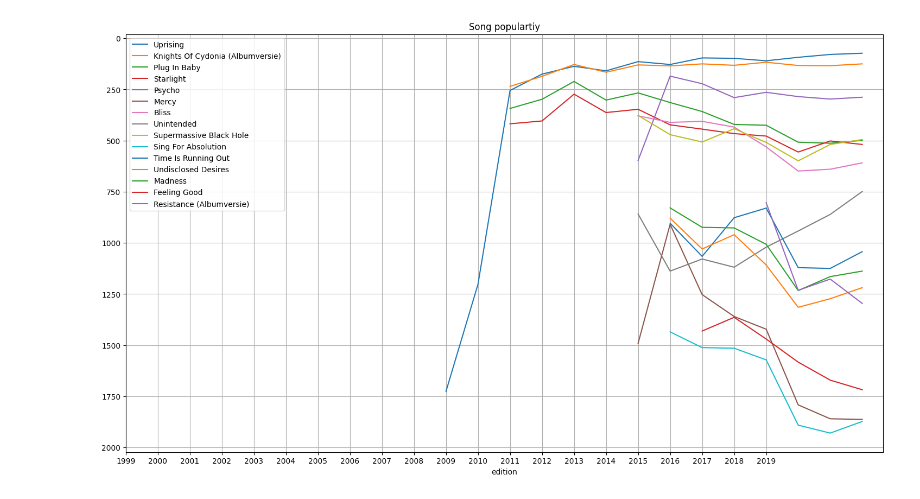
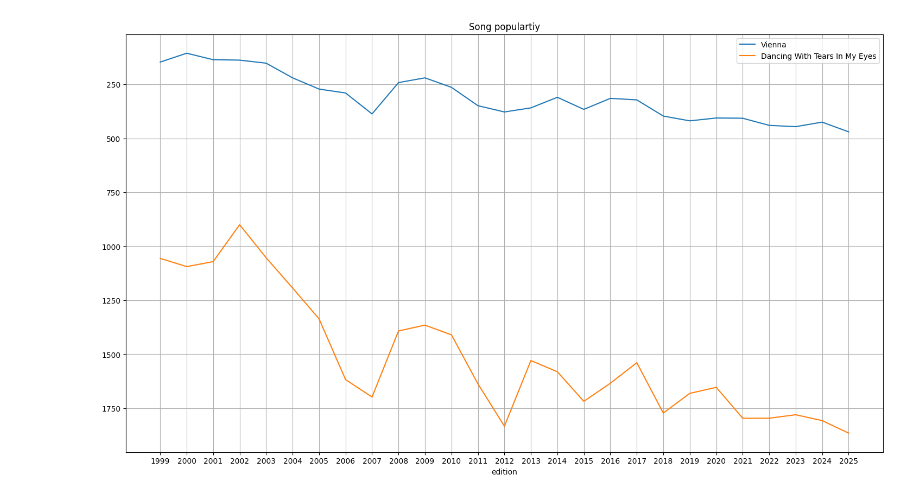
Before and after one commit to dwaard/py2000, a Jupyter notebook: Artist Analysis.ipynb, the cells around one changed output. Saved outputs shown, nothing was run; the diff lists cells and outputs as text; code cells hidden in the pictures.

```diff
--- a/Artist Analysis.ipynb
+++ b/Artist Analysis.ipynb
@@ -14,4 +5,10 @@ dfa
 # %%
+artist = "%Ultravox%"
+selection_clause = "name LIKE"
+sql = 'SELECT rowid, * FROM Artist WHERE name LIKE "%s"' % artist
+dfa = db.dataframe(sql)
+dfa
+
 sql = """
     SELECT A.name, S.title, S.year, O.edition, O.position
     FROM Occurance O
@@ -83,32 +71,32 @@ def get_song_score(song_id, song_title):
     sql = """
         SELECT Y.edition, S.position
         FROM (
             SELECT DISTINCT edition FROM Occurance
         ) Y
         LEFT JOIN (
             SELECT O.edition, position
             FROM Occurance O
             INNER JOIN Song S ON S.rowid = O.song
             WHERE S.rowid = %d
             GROUP BY O.edition
         ) S ON S.edition = Y.edition
     """ % song_id
     return db.dataframe(sql).set_index('edition').rename(columns={'position' : song_title})
 
 is_first = True
 
 
 for index, row in dfs.iterrows():
     title = row['title']
     dft = get_song_score(index, title)
     if (is_first):
         dfr = dft
         is_first = False
     else:
         dfr[title] = dft[title]
 
-ax = dfr.plot(figsize=(18, 10), title="Song populartiy", xticks=range(1999, 2020), grid=True).invert_yaxis()
+ax = dfr.plot(figsize=(18, 10), title="Song populartiy", xticks=range(1999, 2026), grid=True).invert_yaxis()
 
 #dfr
 # %% [output]
-[figure, old version]
+[figure, new version]
```
Also changed, not shown: parts of 4 cells of this notebook, 10 other files.
